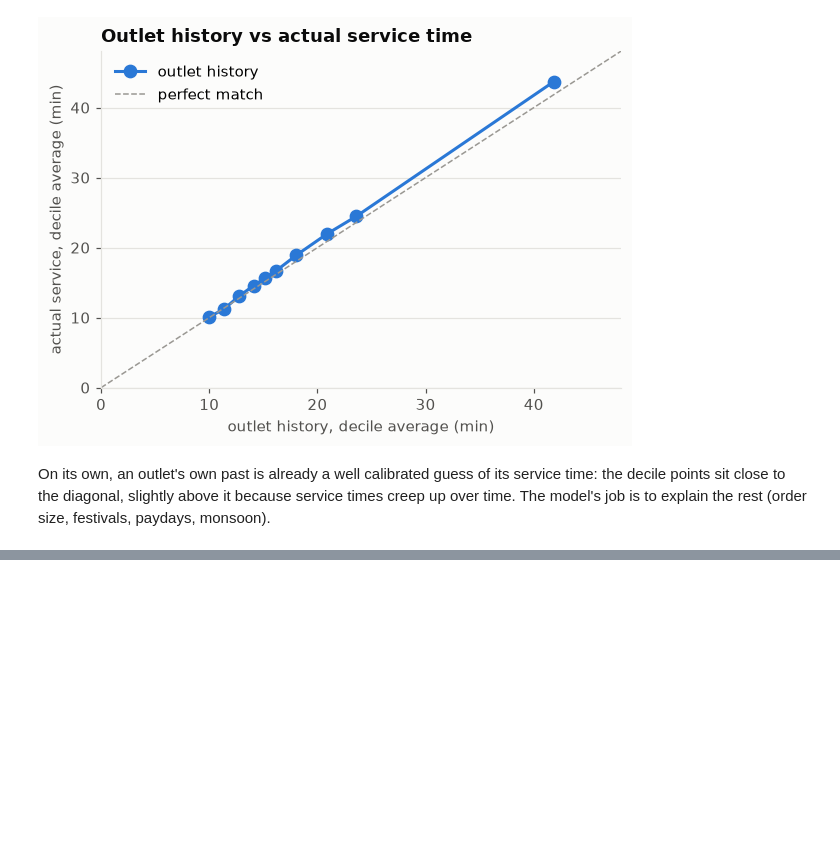
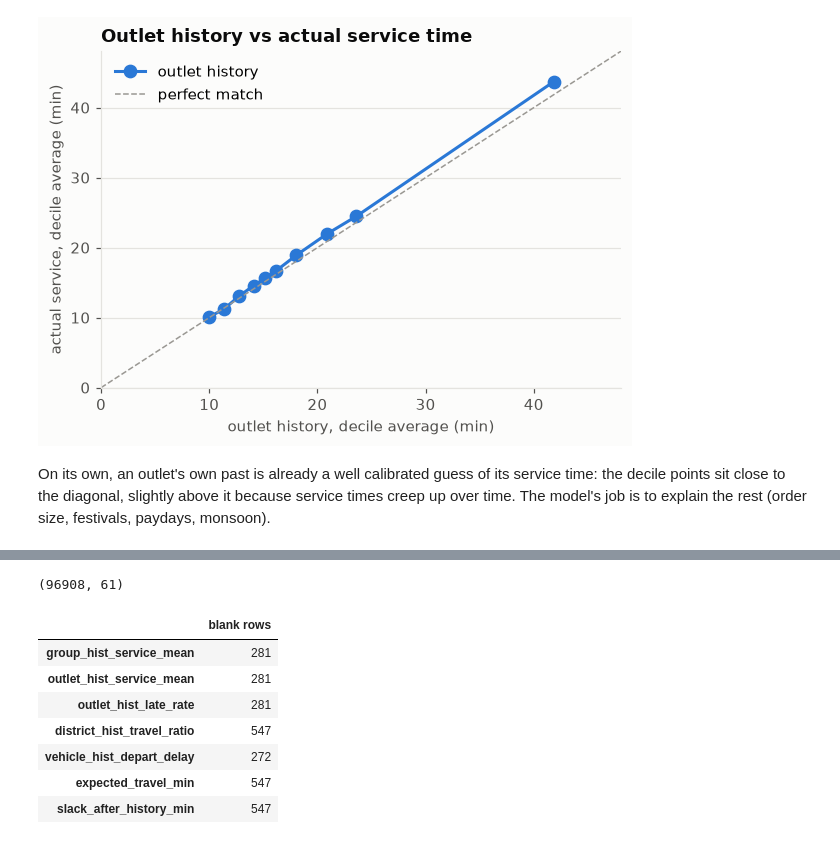
Before and after one commit to sameera-ekanayaka/Xora_Datathon, a Jupyter notebook: notebooks/04_feature_engineering.ipynb, the cells around one changed output, grey strips where cells are left out. Cells and saved outputs as stored; diff of their text form; code cells hidden in the pictures; blank space fills up the shorter version.

```diff
--- a/notebooks/04_feature_engineering.ipynb
+++ b/notebooks/04_feature_engineering.ipynb
@@ -214,0 +223,15 @@ On its own, an outlet's own past is already a well calibrated guess of its servi
+# %%
+feats = fe.build_task1_features(stops, outlets, vehicles, allowance, calendar, road, traffic)
+print(feats.shape)
+blanks = feats.isna().sum()
+blanks[blanks > 0].rename("blank rows").to_frame()
+# %% [output]
+(96908, 61)
+|  | blank rows |
+| group_hist_service_mean | 281 |
+| outlet_hist_service_mean | 281 |
+| outlet_hist_late_rate | 281 |
+| district_hist_travel_ratio | 547 |
+| vehicle_hist_depart_delay | 272 |
+| expected_travel_min | 547 |
+| slack_after_history_min | 547 |
```
Also changed, not shown: parts of 4 cells of this notebook.
